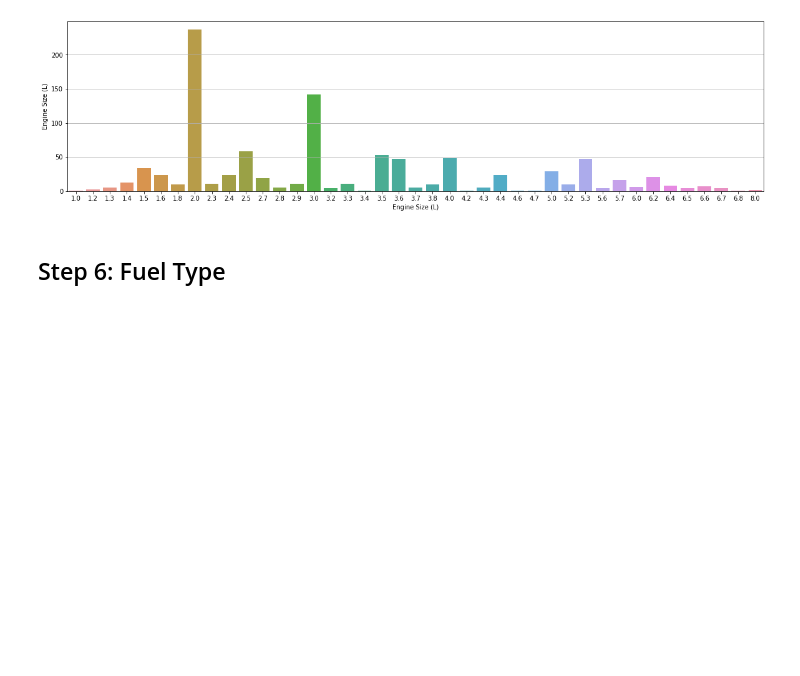
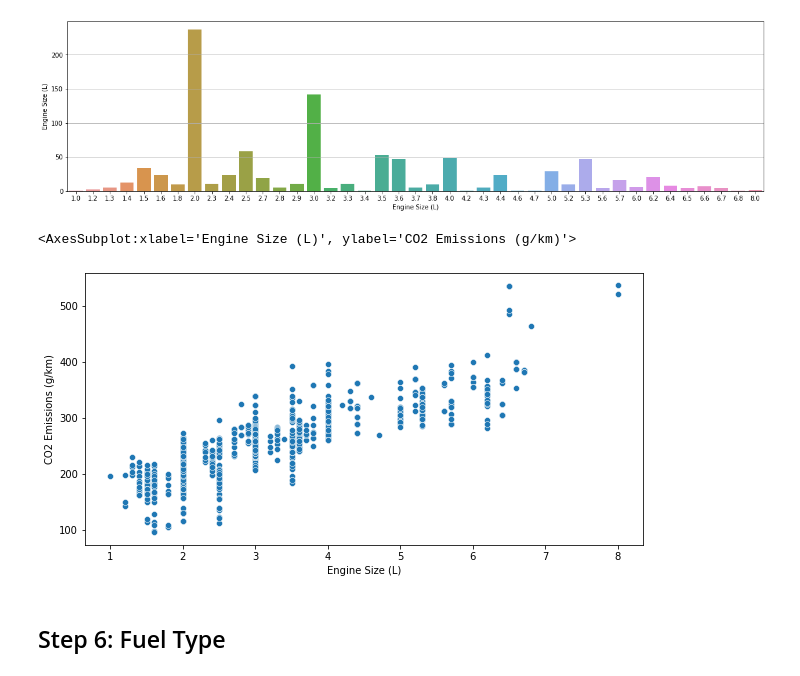
Before and after one commit to JohannesBeneke/EDA-Vehicle-Emissions, a Jupyter notebook: eda_emissions.ipynb, the cells around one changed output. Cells and saved outputs as stored; diff of their text form; code cells hidden in the pictures; blank space fills up the shorter version.

```diff
--- a/eda_emissions.ipynb
+++ b/eda_emissions.ipynb
@@ -286,6 +293,12 @@ plt.xlabel('Engine Size (L)')
 # %% [output]
 Text(0.5, 0, 'Engine Size (L)')
 [figure]
+# %%
+plt.figure(figsize=(10,5))
+sns.scatterplot(data=df, x='Engine Size (L)', y='CO2 Emissions (g/km)')
+# %% [output]
+<AxesSubplot:xlabel='Engine Size (L)', ylabel='CO2 Emissions (g/km)'>
+[figure, added]
 # %% [markdown]
 ## <a id="step_6">Step 6: Fuel Type</a>
 # %%
```
Also changed, not shown: parts of 16 cells of this notebook.
